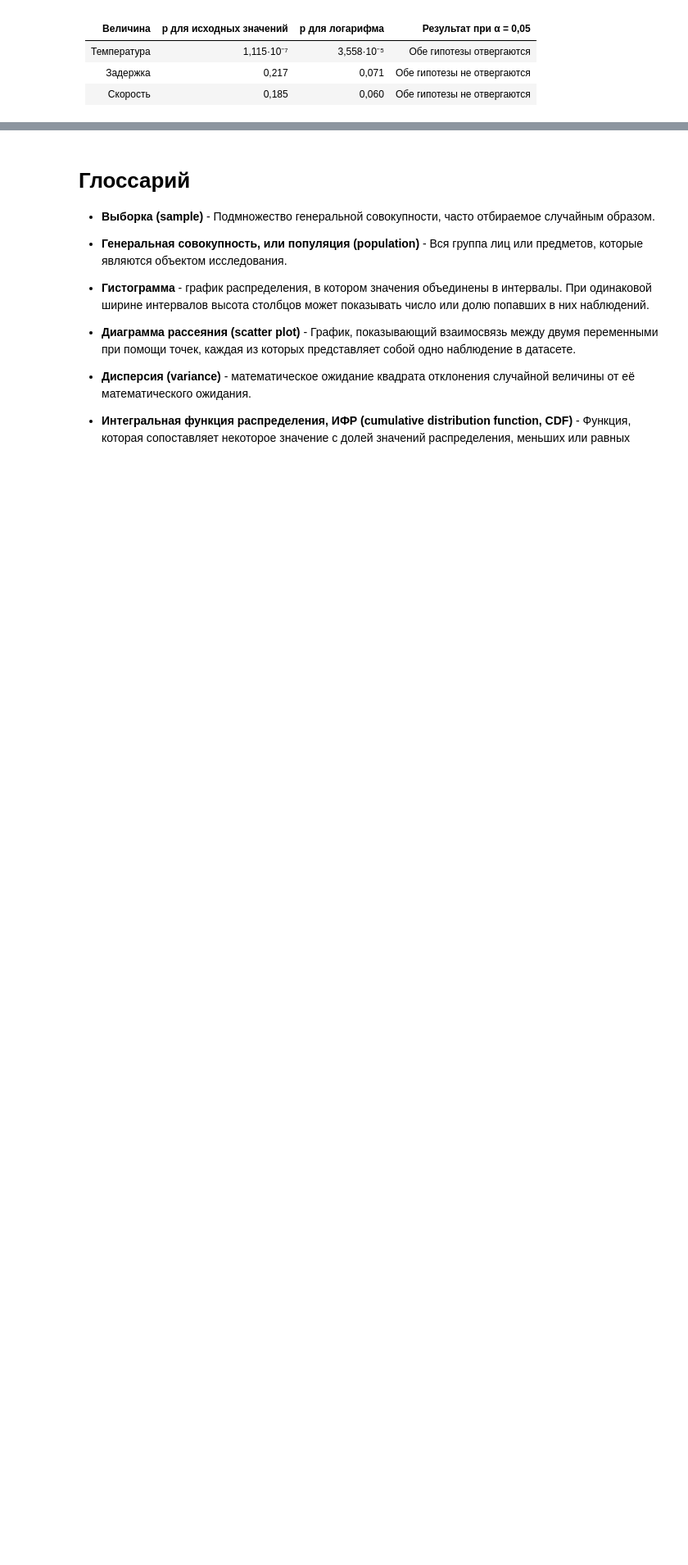
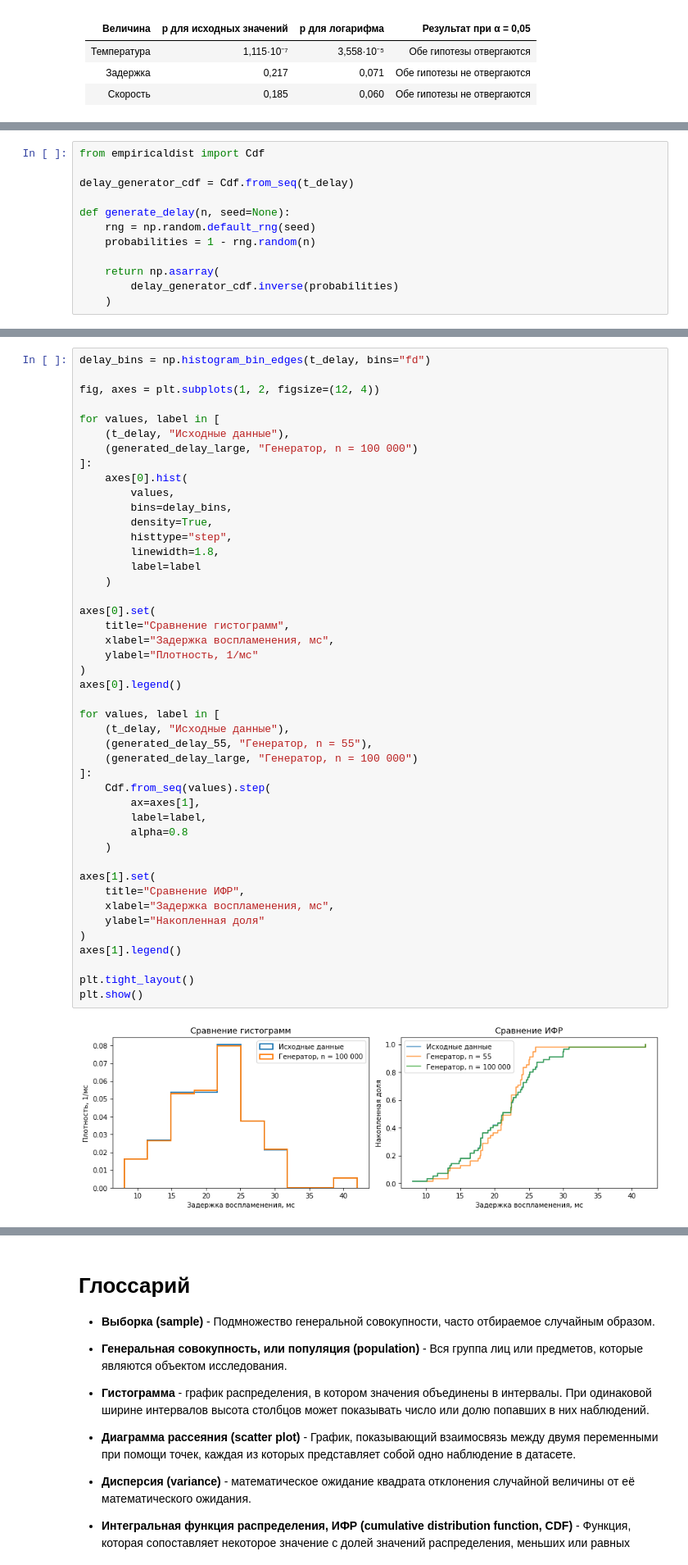
Before and after one commit to ekairaliev/AppStat-Lab01, a Jupyter notebook: AppStat_Lab01.ipynb, the cells around one changed output, grey strips where cells are left out. Shown at 82% size. Cells and saved outputs as stored; diff of their text form; blank space fills up the shorter version.

Commit message:
add random 1 and random 2

```diff
--- a/AppStat_Lab01.ipynb
+++ b/AppStat_Lab01.ipynb
@@ -3945,0 +4009,12 @@ display(
+# %%
+from empiricaldist import Cdf
+
+delay_generator_cdf = Cdf.from_seq(t_delay)
+
+def generate_delay(n, seed=None):
+    rng = np.random.default_rng(seed)
+    probabilities = 1 - rng.random(n)
+
+    return np.asarray(
+        delay_generator_cdf.inverse(probabilities)
+    )
@@ -3945,0 +4133,47 @@ display(
+# %%
+delay_bins = np.histogram_bin_edges(t_delay, bins="fd")
+
+fig, axes = plt.subplots(1, 2, figsize=(12, 4))
+
+for values, label in [
+    (t_delay, "Исходные данные"),
+    (generated_delay_large, "Генератор, n = 100 000")
+]:
+    axes[0].hist(
+        values,
+        bins=delay_bins,
+        density=True,
+        histtype="step",
+        linewidth=1.8,
+        label=label
+    )
+
+axes[0].set(
+    title="Сравнение гистограмм",
+    xlabel="Задержка воспламенения, мс",
+    ylabel="Плотность, 1/мс"
+)
+axes[0].legend()
+
+for values, label in [
+    (t_delay, "Исходные данные"),
+    (generated_delay_55, "Генератор, n = 55"),
+    (generated_delay_large, "Генератор, n = 100 000")
+]:
+    Cdf.from_seq(values).step(
+        ax=axes[1],
+        label=label,
+        alpha=0.8
+    )
+
+axes[1].set(
+    title="Сравнение ИФР",
+    xlabel="Задержка воспламенения, мс",
+    ylabel="Накопленная доля"
+)
+axes[1].legend()
+
+plt.tight_layout()
+plt.show()
+# %% [output]
+[figure, added]
```
Also changed, not shown: parts of 48 cells of this notebook.
